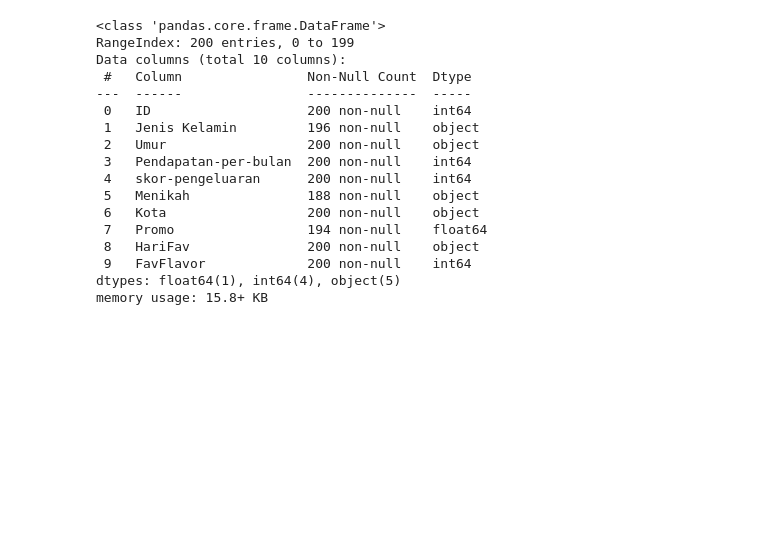
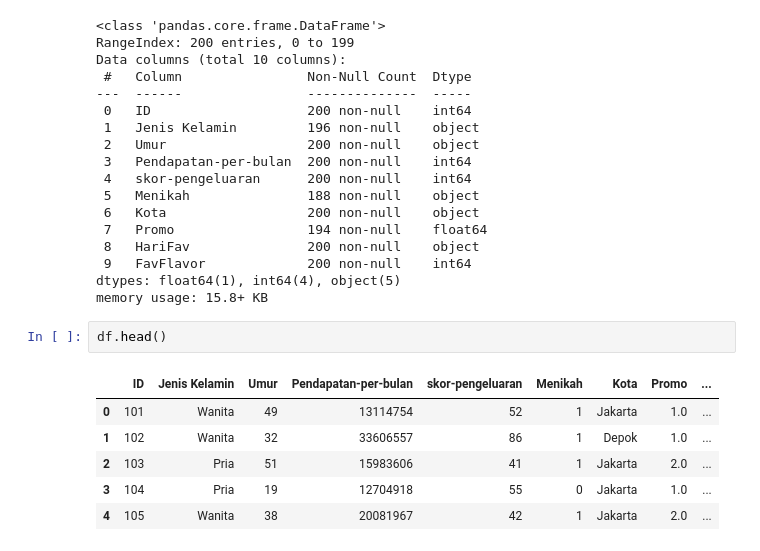
Before and after one commit to sahrul3114/Case-Study-Clustering-Analysis-Association-Rule, a Jupyter notebook: CP_02_Data_Mining_Kelompok_I.ipynb, the cells around one changed output. Cells and saved outputs as stored; diff of their text form; blank space fills up the shorter version.

```diff
--- a/CP_02_Data_Mining_Kelompok_I.ipynb
+++ b/CP_02_Data_Mining_Kelompok_I.ipynb
@@ -40,3 +40,12 @@ Data columns (total 10 columns):
  9   FavFlavor             200 non-null    int64
 dtypes: float64(1), int64(4), object(5)
 memory usage: 15.8+ KB
+# %%
+df.head()
+# %% [output]
+|  | ID | Jenis Kelamin | Umur | Pendapatan-per-bulan | skor-pengeluaran | Menikah | Kota | Promo | ... |
+| 0 | 101 | Wanita | 49 | 13114754 | 52 | 1 | Jakarta | 1.0 | ... |
+| 1 | 102 | Wanita | 32 | 33606557 | 86 | 1 | Depok | 1.0 | ... |
+| 2 | 103 | Pria | 51 | 15983606 | 41 | 1 | Jakarta | 2.0 | ... |
+| 3 | 104 | Pria | 19 | 12704918 | 55 | 0 | Jakarta | 1.0 | ... |
+| 4 | 105 | Wanita | 38 | 20081967 | 42 | 1 | Jakarta | 2.0 | ... |
```
